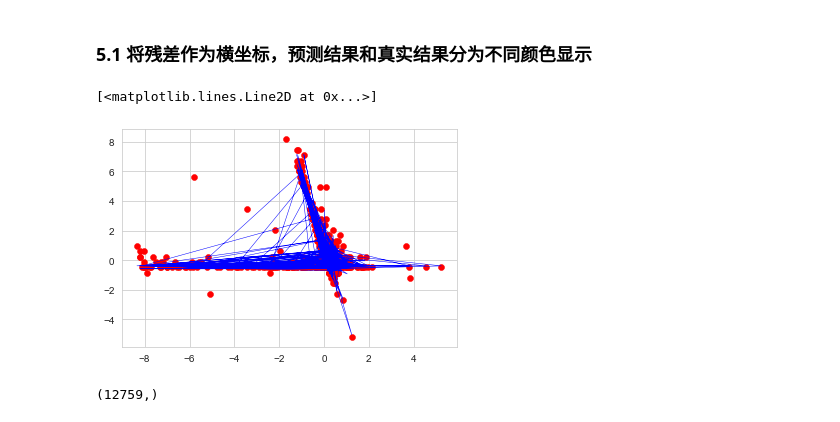
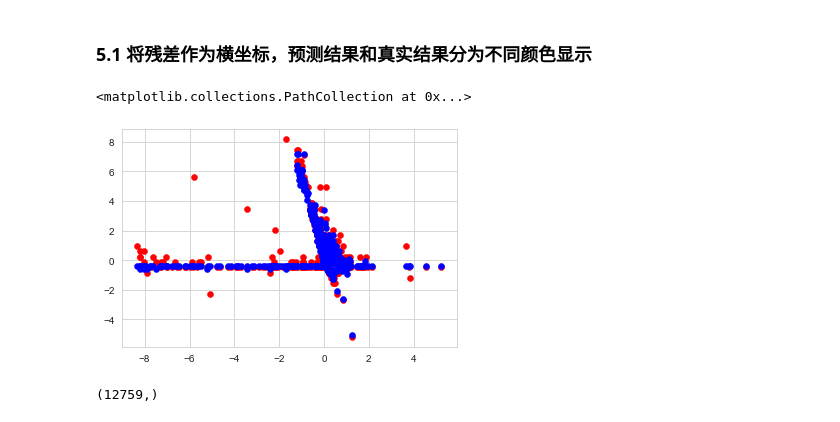
Before and after one commit to Xiaomut/RAS_TCP-Predict, a Jupyter notebook: exp1.ipynb, the cells around one changed output. Drawn from its saved outputs; the diff is of its cells as text; code cells hidden in the pictures.

```diff
--- a/exp1.ipynb
+++ b/exp1.ipynb
@@ -531,16 +545,13 @@ The mean absoluate error of linear SVR is 0.5526
 # %% [markdown]
 ## 5. 可视化结果
-# %%
-residual_test = ss_X.fit_transform(residual_test)
-y_test = ss_y.fit_transform(y_test)
 # %% [markdown]
 ### 5.1 将残差作为横坐标，预测结果和真实结果分为不同颜色显示
 # %%
 plt.scatter(residual_test, y_test,color='red', linewidth=0.5)
-plt.plot(residual_test, y_predict,color='blue', linewidth=0.5, ls='-')
+plt.scatter(residual_test, y_predict,color='blue', linewidth=0.5, ls='-')
 # %% [output]
-[<matplotlib.lines.Line2D at 0x...>]
+<matplotlib.collections.PathCollection at 0x...>
-[figure, old version]
+[figure, new version]
 # %%
 residual_sta = ss_X.fit_transform(process_data_final[['residual']]).reshape(len(residual_sta))
 plantime_sta = ss_X.fit_transform(process_data_final[['PlannedTime']]).reshape(len(plantime_sta))
```
Also changed, not shown: parts of 11 cells of this notebook.
